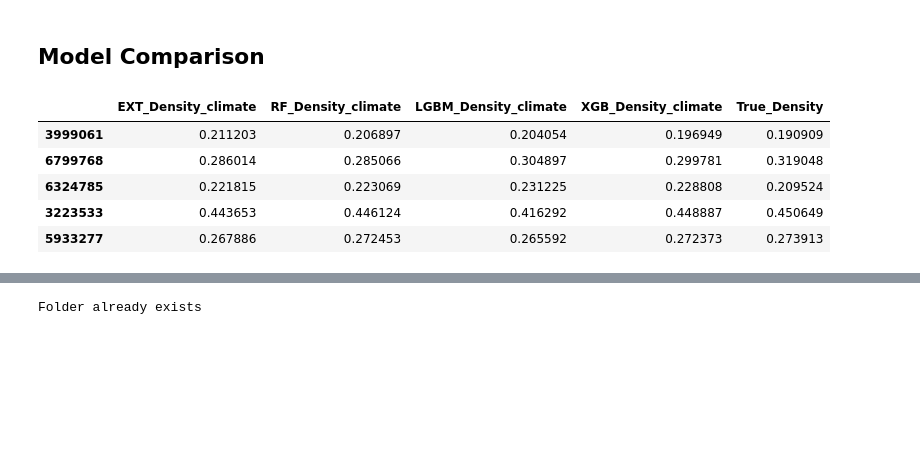
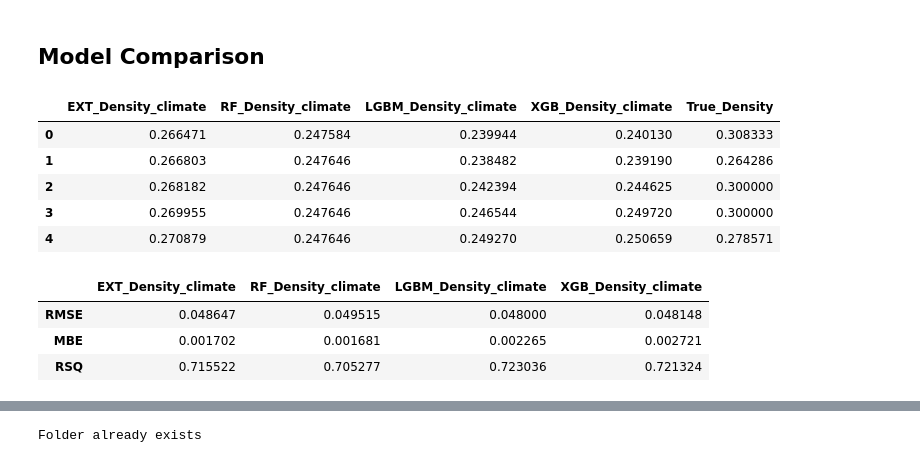
Before and after one commit to cryogars/density-models, a Jupyter notebook: notebooks/05_ml_models.ipynb, the cells around one changed output, grey strips where cells are left out. Cells and saved outputs as stored; diff of their text form; code cells hidden in the pictures; blank space fills up the shorter version.

```diff
--- a/notebooks/05_ml_models.ipynb
+++ b/notebooks/05_ml_models.ipynb
@@ -300,19 +288,54 @@ y_pred_xgb_climate = xgb_climate.predict(dtest_climate)
+# %%
+with open('../experiments/results/tune_new/xgboost_climate_7d_tune_target_20250902_200431.yaml', mode='r', encoding="utf-8") as file:
+            raw_config = yaml.safe_load(file)
+
+sampling_method = "gradient_based" if xgb_device == "cuda" else "uniform"
+default_params_xgb = {
+    "objective": "reg:squarederror",
+    "seed": all_config.global_cfg.seed,
+    "tree_method": "hist",
+    "device": xgb_device,
+    "verbosity": 0,
+    "sampling_method": sampling_method
+}
+
+
+xgb_params_from_optuna=raw_config['performance']['hyperparameters']
+xgb_params_from_optuna.update(default_params_xgb)
+
+dtrain = xgb.DMatrix(X_train_7d, label=y_train)
+dtest = xgb.DMatrix(X_test_7d)
+
+xgb_7 = xgb.train(
+    xgb_params_from_optuna,
+    dtrain,
+    num_boost_round=raw_config['performance']['metrics']['best_iteration'],
+)
+
+y_pred_xgb_7 = xgb_7.predict(dtest)
 # %% [markdown]
 ## Model Comparison
 # %%
 climate_density_results=pd.DataFrame({
-    'EXT_Density_climate': y_pred_ext_climate,
-    'RF_Density_climate': y_pred_rf_climate,
-    'LGBM_Density_climate': y_pred_lgbm_climate,
-    'XGB_Density_climate': y_pred_xgb_climate,
-    'True_Density': y_test_climate.values
-}, index=climate_test.index)
+    'EXT_Density_climate': y_pred_ext_7,
+    'RF_Density_climate': y_pred_rf_7,
+    'LGBM_Density_climate': y_pred_lgbm_7,
+    'XGB_Density_climate': y_pred_xgb_7,
+    'True_Density': y_test.values
+})
 
 climate_density_results.head()
 # %% [output]
 |  | EXT_Density_climate | RF_Density_climate | LGBM_Density_climate | XGB_Density_climate | True_Density |
-| 3999061 | 0.211203 | 0.206897 | 0.204054 | 0.196949 | 0.190909 |
-| 6799768 | 0.286014 | 0.285066 | 0.304897 | 0.299781 | 0.319048 |
-| 6324785 | 0.221815 | 0.223069 | 0.231225 | 0.228808 | 0.209524 |
-| 3223533 | 0.443653 | 0.446124 | 0.416292 | 0.448887 | 0.450649 |
-| 5933277 | 0.267886 | 0.272453 | 0.265592 | 0.272373 | 0.273913 |
+| 0 | 0.266471 | 0.247584 | 0.239944 | 0.240130 | 0.308333 |
+| 1 | 0.266803 | 0.247646 | 0.238482 | 0.239190 | 0.264286 |
+| 2 | 0.268182 | 0.247646 | 0.242394 | 0.244625 | 0.300000 |
+| 3 | 0.269955 | 0.247646 | 0.246544 | 0.249720 | 0.300000 |
+| 4 | 0.270879 | 0.247646 | 0.249270 | 0.250659 | 0.278571 |
+# %%
+compare_multiple_models(climate_density_results, 'True_Density')
+# %% [output]
+|  | EXT_Density_climate | RF_Density_climate | LGBM_Density_climate | XGB_Density_climate |
+| RMSE | 0.048647 | 0.049515 | 0.048000 | 0.048148 |
+| MBE | 0.001702 | 0.001681 | 0.002265 | 0.002721 |
+| RSQ | 0.715522 | 0.705277 | 0.723036 | 0.721324 |
```
Also changed, not shown: parts of 42 cells of this notebook.
